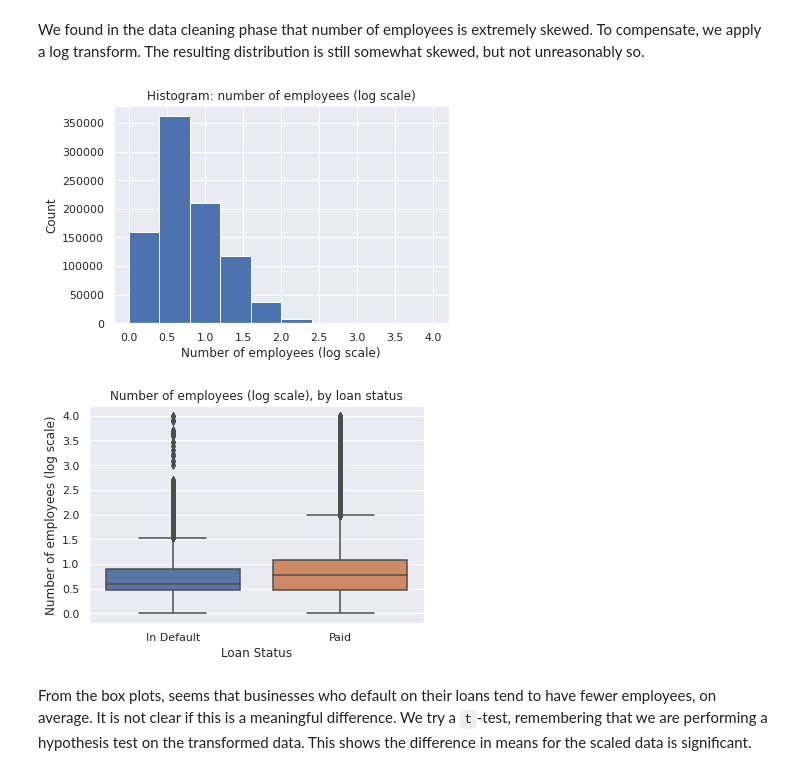
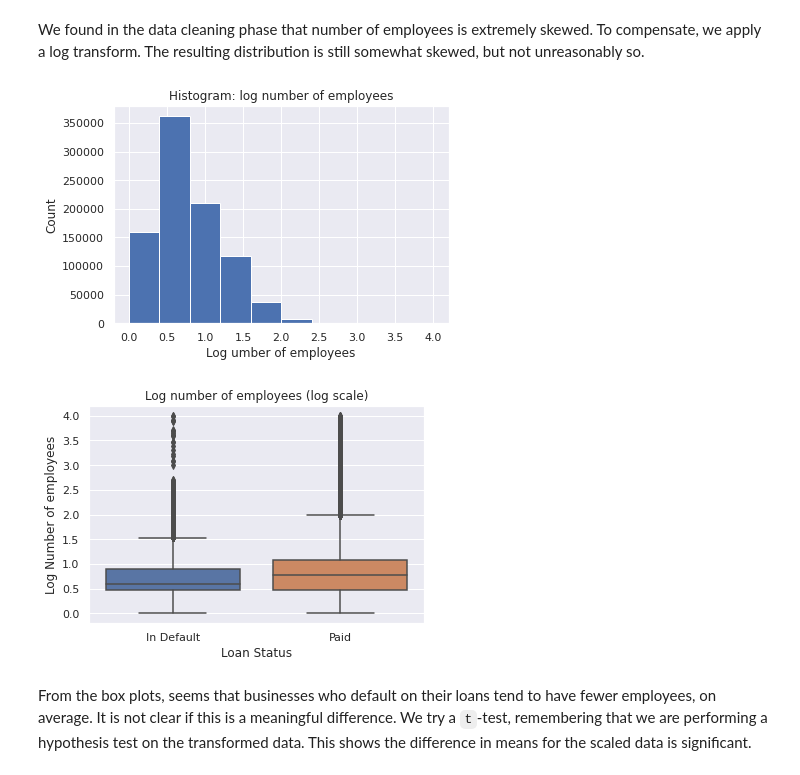
Before and after one commit to rkarpman/SpringboardCapstone2, a Jupyter notebook: Notebooks/4-capstone-EDA.ipynb, the cells around one changed output. Cells and saved outputs as stored; diff of their text form; code cells hidden in the pictures.

```diff
--- a/Notebooks/4-capstone-EDA.ipynb
+++ b/Notebooks/4-capstone-EDA.ipynb
@@ -348,20 +346,20 @@ df_emp['log_emp'] = np.log10(df_emp['NoEmp']+1)
 ## A histogram show that the resulting distribution has less of a right skew
 plt.hist(df_emp['log_emp'])
 plt.ylabel("Count")
-plt.xlabel("Number of employees (log scale)")
-plt.title("Histogram: number of employees (log scale)")
+plt.xlabel("Log umber of employees")
+plt.title("Histogram: log number of employees")
 plt.show()
 # %% [output]
-[figure, old version]
+[figure, new version]
 # %%
 _ = sns.boxplot(x='MIS_Status', y='log_emp', data=df_emp)
 _.set(xlabel='Loan Status')
 plt.xticks([0,1], ['In Default', 'Paid'])
-plt.ylabel('Number of employees (log scale)')
-plt.title('Number of employees (log scale), by loan status')
+plt.ylabel('Log Number of employees')
+plt.title('Log number of employees (log scale)')
 plt.show()
 # %% [output]
-[figure, old version]
+[figure, new version]
 # %% [markdown]
 From the box plots, seems that businesses who default on their loans
 tend to have fewer employees, on average. It is not clear if this is a meaningful difference. We try a `t`-test, remembering that we are performing a hypothesis test on the transformed data. This shows the difference in means for the scaled data is significant.
```
Also changed, not shown: parts of 18 cells of this notebook, 1 other file.
